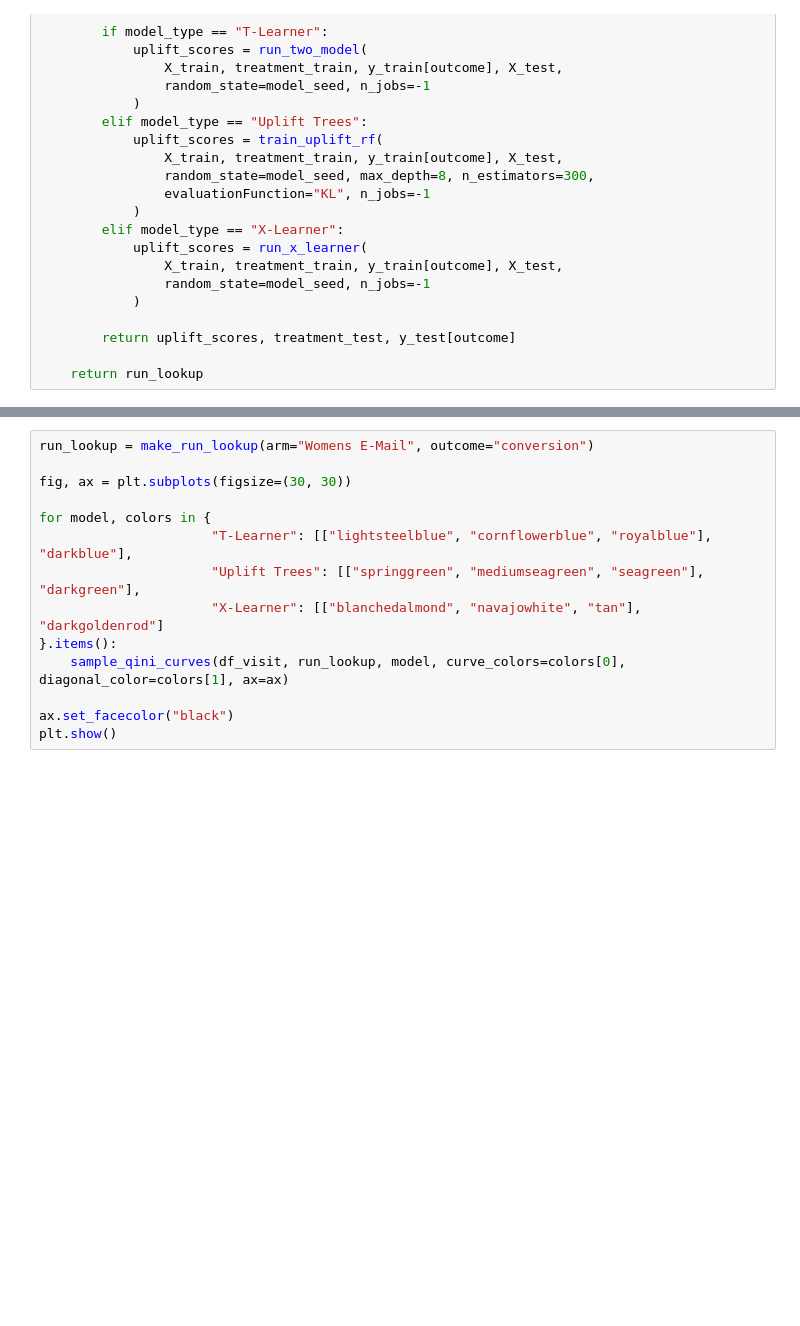
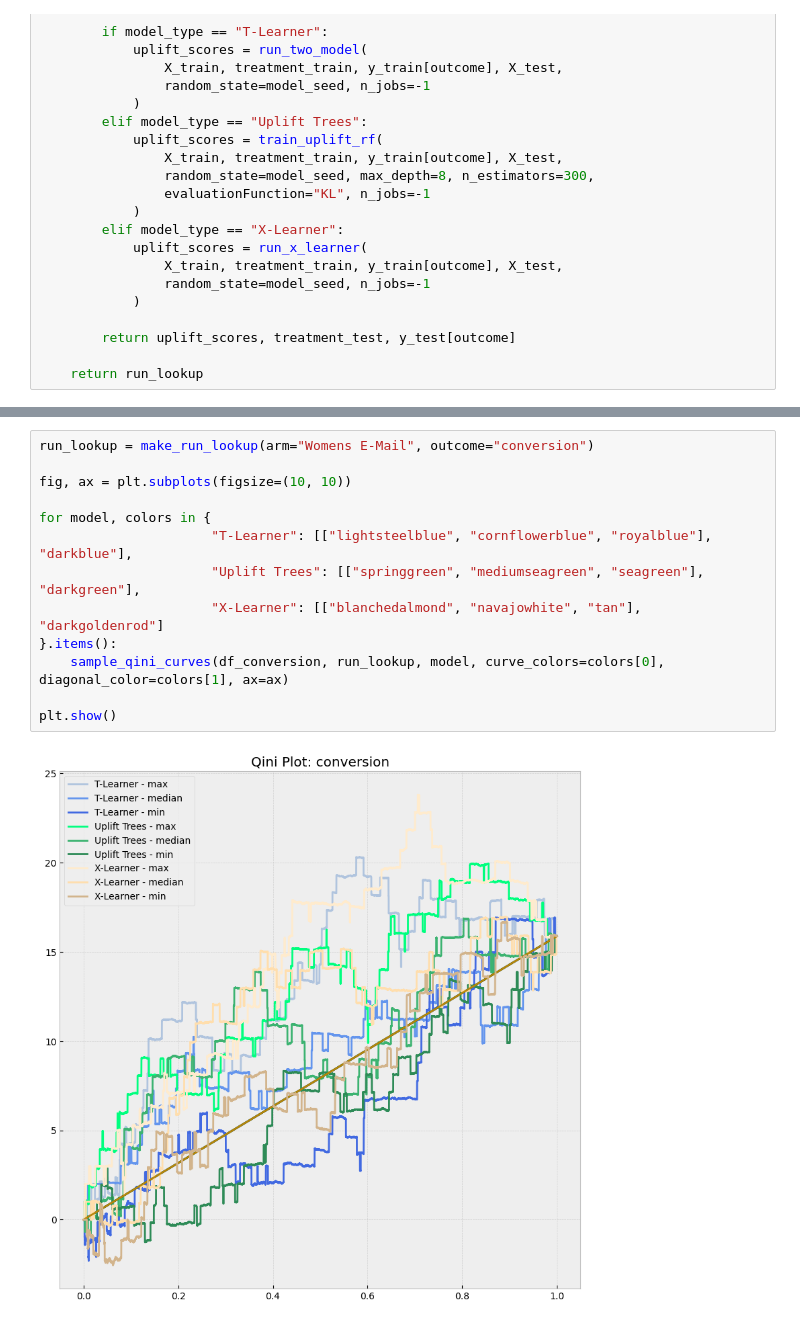
Before and after one commit to ericz323/Email-Uplift-Modeling, a Jupyter notebook: notebooks/results.ipynb, the cells around one changed output, grey strips where cells are left out. Cells and saved outputs as stored; diff of their text form; blank space fills up the shorter version.

```diff
--- a/notebooks/results.ipynb
+++ b/notebooks/results.ipynb
@@ -91,14 +283,15 @@ plt.show()
 # %%
 run_lookup = make_run_lookup(arm="Womens E-Mail", outcome="conversion")
 
-fig, ax = plt.subplots(figsize=(30, 30))
+fig, ax = plt.subplots(figsize=(10, 10))
 
 for model, colors in {
                       "T-Learner": [["lightsteelblue", "cornflowerblue", "royalblue"], "darkblue"],
                       "Uplift Trees": [["springgreen", "mediumseagreen", "seagreen"], "darkgreen"],
                       "X-Learner": [["blanchedalmond", "navajowhite", "tan"], "darkgoldenrod"]
 }.items():
-    sample_qini_curves(df_visit, run_lookup, model, curve_colors=colors[0], diagonal_color=colors[1], ax=ax)
+    sample_qini_curves(df_conversion, run_lookup, model, curve_colors=colors[0], diagonal_color=colors[1], ax=ax)
 
-ax.set_facecolor("black")
 plt.show()
+# %% [output]
+[figure, added]
```
Also changed, not shown: parts of 21 cells of this notebook, 2 other files.
